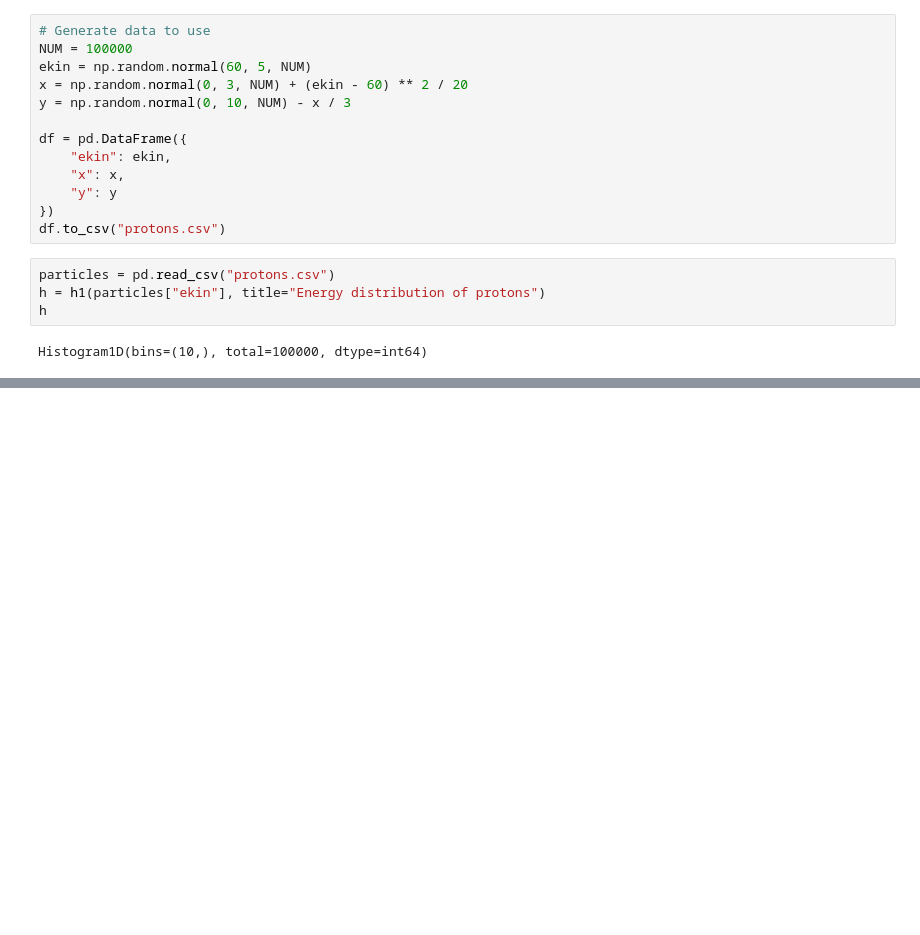
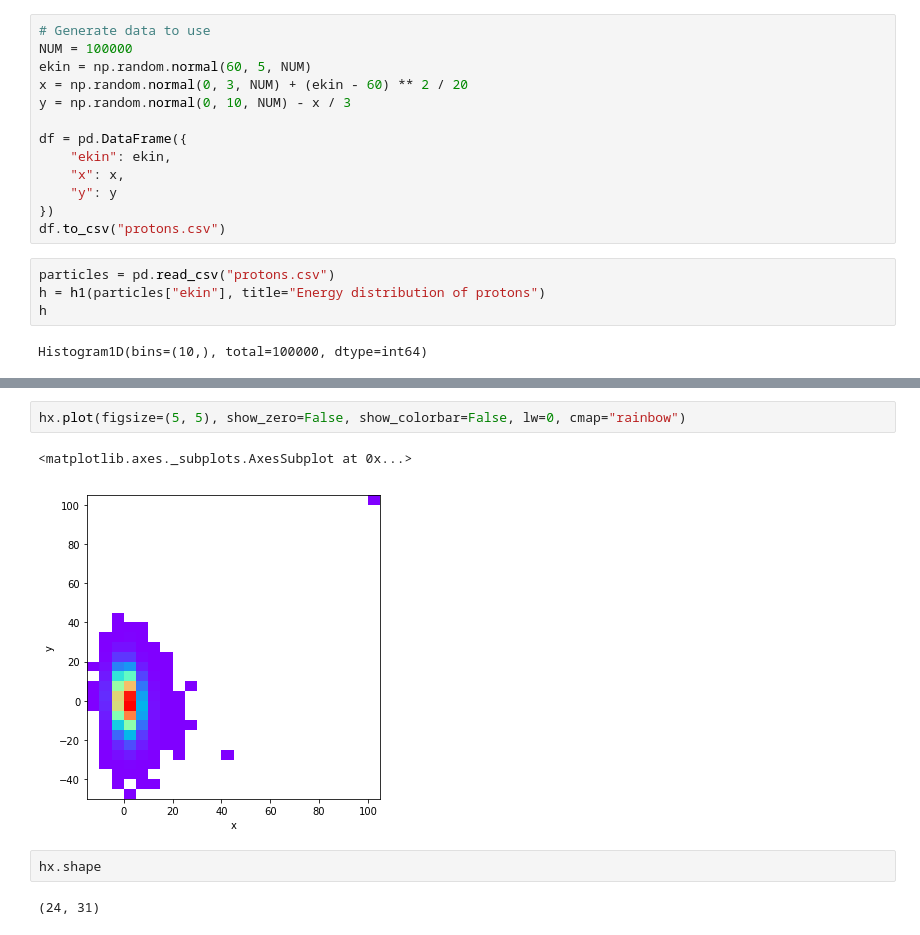
Before and after one commit to janpipek/physt-diana-hep-talk2018, a Jupyter notebook: Examples.ipynb, the cells around one changed output, grey strips where cells are left out. Drawn from its saved outputs; the diff is of its cells as text; blank space fills up the shorter version.

```diff
--- a/Examples.ipynb
+++ b/Examples.ipynb
@@ -70,0 +86,9 @@ h2(df["x"], df["y"], 100).plot("image", cmap="rainbow")
+# %%
+hx.plot(figsize=(5, 5), show_zero=False, show_colorbar=False, lw=0, cmap="rainbow")
+# %% [output]
+<matplotlib.axes._subplots.AxesSubplot at 0x...>
+[figure, added]
+# %%
+hx.shape
+# %% [output]
+(24, 31)
```
Also changed, not shown: parts of 16 cells of this notebook, 3 other files.
